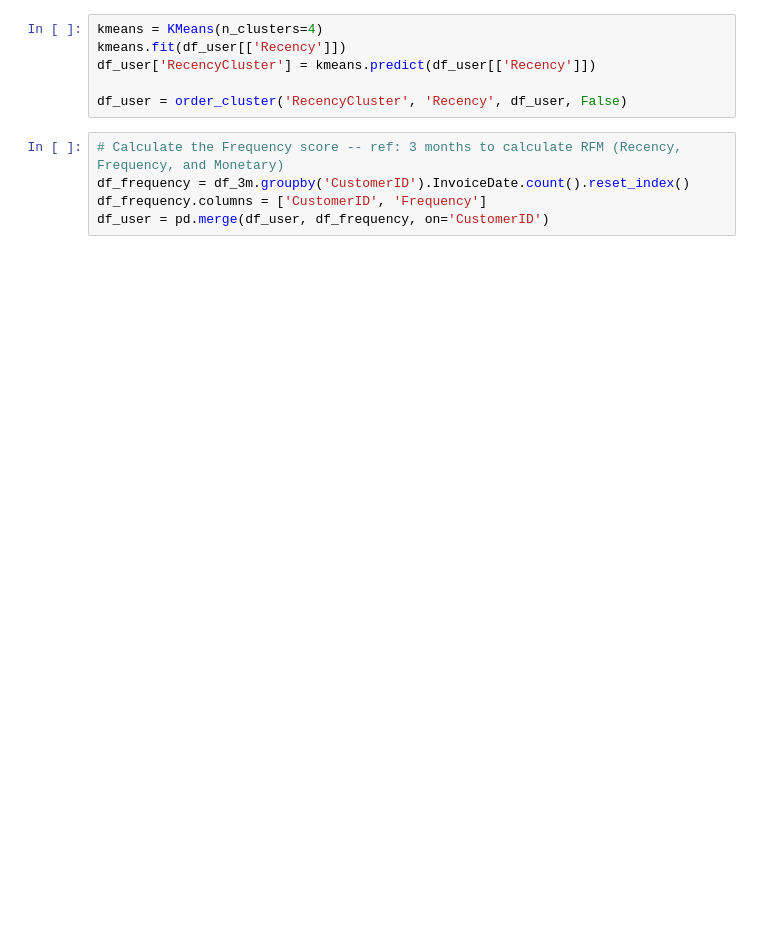
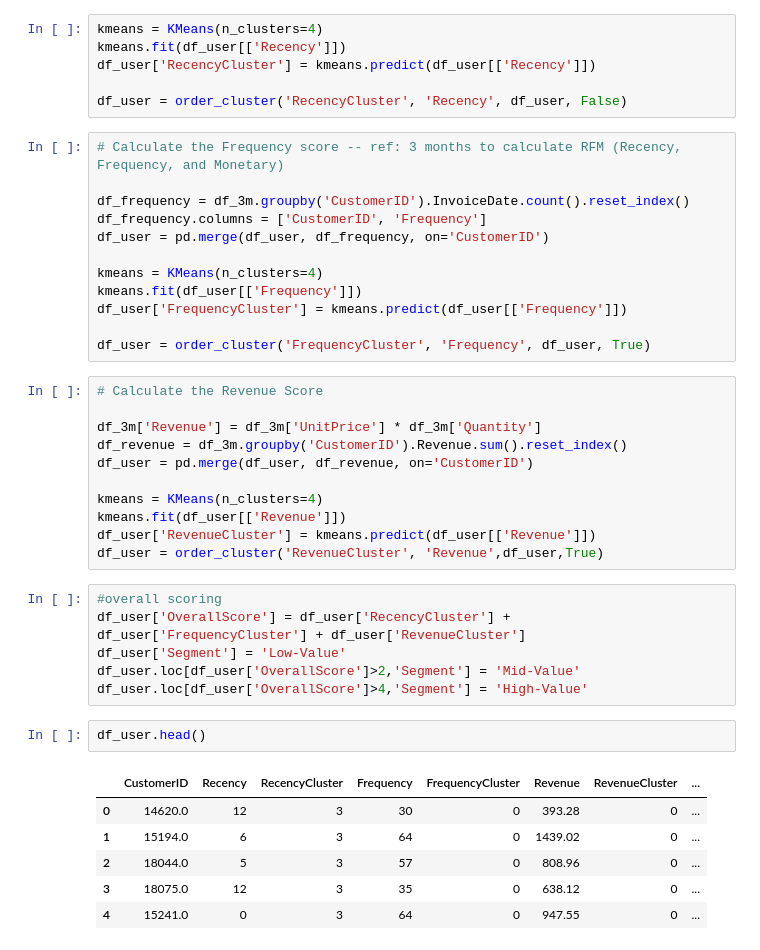
Before and after one commit to Ochwada/Software_Code_Pytho, a Jupyter notebook: Customer_Lifetime_Value.ipynb, the cells around one changed output. Saved outputs shown, nothing was run; the diff lists cells and outputs as text; blank space fills up the shorter version.

```diff
--- a/Customer_Lifetime_Value.ipynb
+++ b/Customer_Lifetime_Value.ipynb
@@ -75,6 +106,39 @@ df_user['RecencyCluster'] = kmeans.predict(df_user[['Recency']])
 df_user = order_cluster('RecencyCluster', 'Recency', df_user, False)
 # %%
 # Calculate the Frequency score -- ref: 3 months to calculate RFM (Recency, Frequency, and Monetary)
+
 df_frequency = df_3m.groupby('CustomerID').InvoiceDate.count().reset_index()
 df_frequency.columns = ['CustomerID', 'Frequency']
 df_user = pd.merge(df_user, df_frequency, on='CustomerID')
+
+kmeans = KMeans(n_clusters=4)
+kmeans.fit(df_user[['Frequency']])
+df_user['FrequencyCluster'] = kmeans.predict(df_user[['Frequency']])
+
+df_user = order_cluster('FrequencyCluster', 'Frequency', df_user, True)
+# %%
+# Calculate the Revenue Score
+
+df_3m['Revenue'] = df_3m['UnitPrice'] * df_3m['Quantity']
+df_revenue = df_3m.groupby('CustomerID').Revenue.sum().reset_index()
+df_user = pd.merge(df_user, df_revenue, on='CustomerID')
+
+kmeans = KMeans(n_clusters=4)
+kmeans.fit(df_user[['Revenue']])
+df_user['RevenueCluster'] = kmeans.predict(df_user[['Revenue']])
+df_user = order_cluster('RevenueCluster', 'Revenue',df_user,True)
+# %%
+#overall scoring
+df_user['OverallScore'] = df_user['RecencyCluster'] + df_user['FrequencyCluster'] + df_user['RevenueCluster']
+df_user['Segment'] = 'Low-Value'
+df_user.loc[df_user['OverallScore']>2,'Segment'] = 'Mid-Value'
+df_user.loc[df_user['OverallScore']>4,'Segment'] = 'High-Value'
+# %%
+df_user.head()
+# %% [output]
+|  | CustomerID | Recency | RecencyCluster | Frequency | FrequencyCluster | Revenue | RevenueCluster | ... |
+| 0 | 14620.0 | 12 | 3 | 30 | 0 | 393.28 | 0 | ... |
+| 1 | 15194.0 | 6 | 3 | 64 | 0 | 1439.02 | 0 | ... |
+| 2 | 18044.0 | 5 | 3 | 57 | 0 | 808.96 | 0 | ... |
+| 3 | 18075.0 | 12 | 3 | 35 | 0 | 638.12 | 0 | ... |
+| 4 | 15241.0 | 0 | 3 | 64 | 0 | 947.55 | 0 | ... |
```
Also changed, not shown: parts of 15 cells of this notebook, 1 other file.
